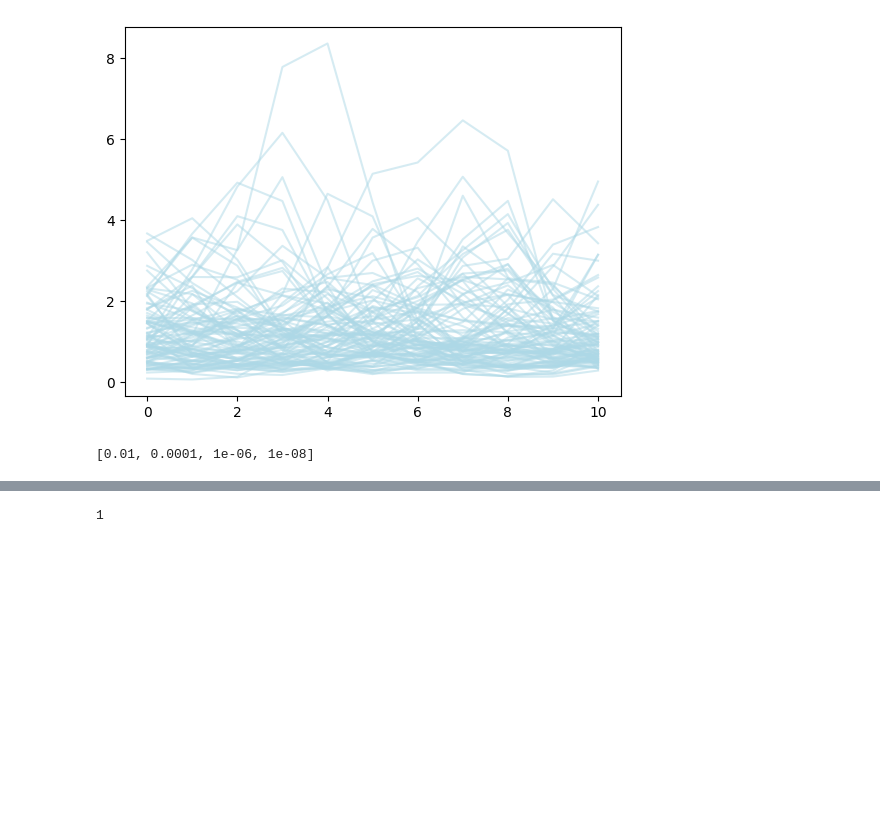
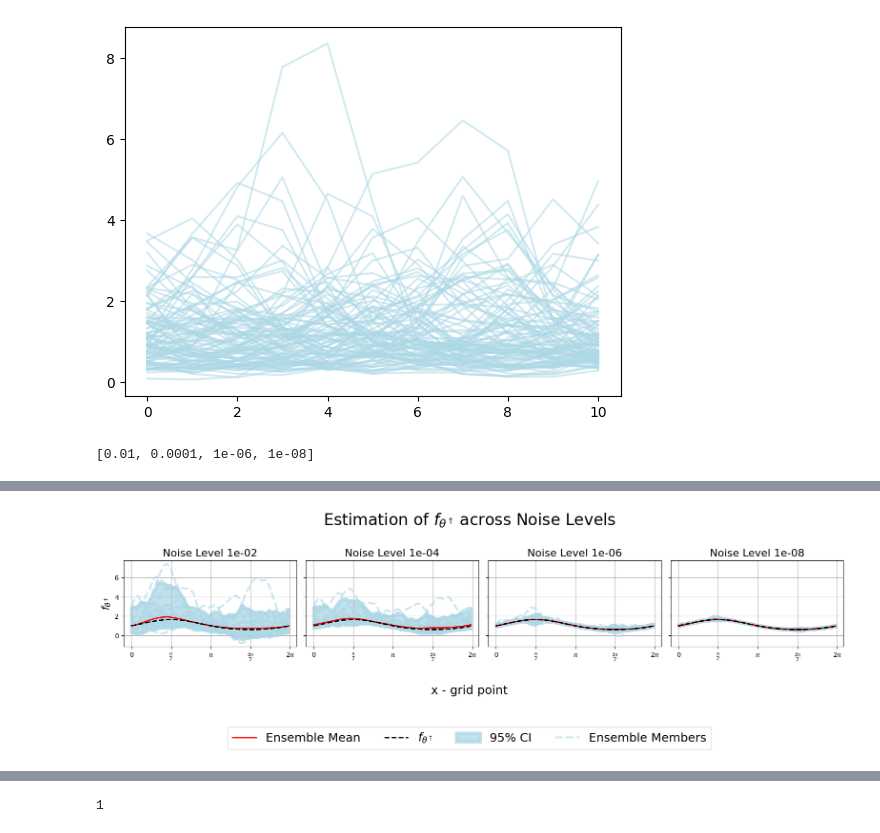
Before and after one commit to Tienstra/EarlyStoppingBIP, a Jupyter notebook: Notebooks/Schrödinger.ipynb, the cells around one changed output, grey strips where cells are left out. Cells and saved outputs as stored; diff of their text form; code cells hidden in the pictures; blank space fills up the shorter version.

```diff
--- a/Notebooks/Schrödinger.ipynb
+++ b/Notebooks/Schrödinger.ipynb
@@ -157,3 +190,99 @@ Final residual: 0.000203
+# %%
+import matplotlib.pyplot as plt
+
+x_indices = jnp.arange(dim_parameters + 1)
+x_array = (2 * jnp.pi * x_indices) / (dim_parameters + 1)
+q = jnp.array([0.025, 0.975])
+
+num_levels = len(results_list)  # number of noise levels
+
+fig, axes = plt.subplots(
+    1,  # single row
+    num_levels,
+    figsize=(4 * num_levels, 4),
+    sharex=True,
+    sharey=True,
+)
+
+# Handle the case where there's only one noise level
+if num_levels == 1:
+    axes = [axes]
+
+# Loop over noise levels (columns)
+for col_idx, results in enumerate(rescaled_ensemble_list):
+    ax = axes[col_idx]
+
+    hat_coefs_f0_ensemble = rescaled_ensemble_list[col_idx]
+
+    # Plot individual ensemble members
+    ensemble_members_handle = ax.plot(
+        x_array,
+        hat_coefs_f0_ensemble,
+        color="lightblue",
+        linestyle="dashed",
+        alpha=0.6,
+        linewidth=3,
+    )
+
+    # Ensemble mean
+    (ensemble_mean_handle,) = ax.plot(
+        x_array,
+        jnp.mean(hat_coefs_f0_ensemble, axis=1),
+        color="red",
+        linewidth=2,
+        label="ensemble mean",
+    )
+    mean = jnp.mean(hat_coefs_f0_ensemble, axis=1)
+    diff = jnp.linalg.norm(f0 - mean)
+    # print(diff)
+    # True f0
+    (f0_handle,) = ax.plot(
+        x_array,
+        f0,
+        color="black",
+        label=r"$\theta^\dagger$",
+        linestyle="dashed",
+        linewidth=2,
+    )
+
+    # Quantiles
+    quantiles = jnp.quantile(hat_coefs_f0_ensemble, q, axis=1)
+    fill_handle = ax.fill_between(
+        x_array,
+        quantiles[0],
+        quantiles[1],
+        color="lightblue",
+        alpha=0.75,
+        label="95% CI",
+        linewidth=5,
+    )
+
+    # Set title for each subplot
+    ax.set_title(f"Noise Level {noise_levels[col_idx]:.0e}", fontsize=16)
+    ax.set_xticks([0, jnp.pi / 2, jnp.pi, 3 * jnp.pi / 2, 2 * jnp.pi])
+    ax.set_xticklabels(
+        ["0", r"$\frac{\pi}{2}$", r"$\pi$", r"$\frac{3\pi}{2}$", r"$2\pi$"]
+    )
+    ax.grid(True)
+
+# Set ylabel for the single row
+axes[0].set_ylabel(r"$f_{\theta^\dagger}$", fontsize=16)
+
+fig.supxlabel("x - grid point", fontsize=18)
+
+# Common legend
+handles = [ensemble_mean_handle, f0_handle, fill_handle, ensemble_members_handle[0]]
+labels = ["Ensemble Mean", r"$f_{\theta^\dagger}$", "95% CI", "Ensemble Members"]
+fig.legend(
+    handles, labels, loc="lower center", ncol=4, fontsize=18, bbox_to_anchor=(0.5, -0.3)
+)
+
+# Main title
+fig.suptitle(r"Estimation of $f_{\theta^\dagger}$ across Noise Levels", fontsize=24)
+plt.tight_layout(rect=[0, 0.05, 1, 0.95])
+plt.show()
+# %% [output]
+[figure, added]
 # %%
 import matplotlib.pyplot as plt
 
```
Also changed, not shown: parts of 16 cells of this notebook, 4 other files.
